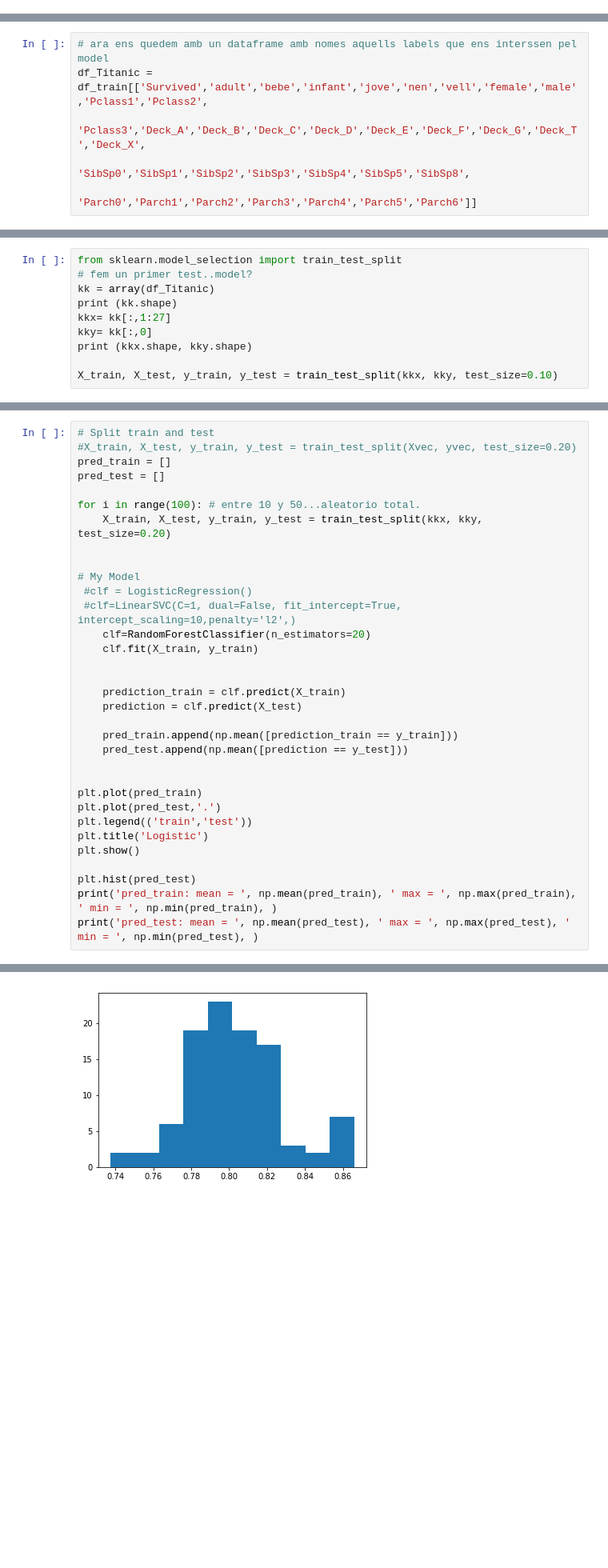
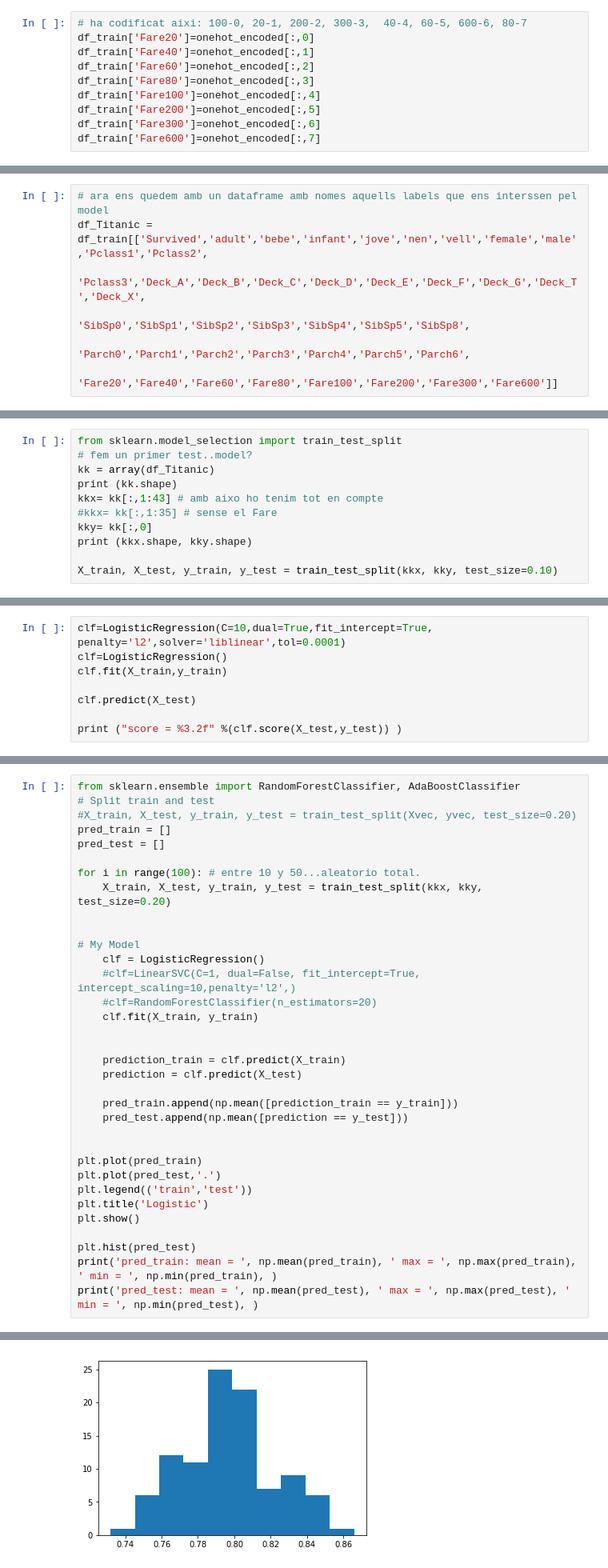
Before and after one commit to PCerralbo/Titanic_DC, a Jupyter notebook: Titanic_PC.ipynb, the cells around one changed output, grey strips where cells are left out. Shown at 80% size. Saved outputs shown, nothing was run; the diff lists cells and outputs as text; blank space fills up the shorter version.

```diff
--- a/Titanic_PC.ipynb
+++ b/Titanic_PC.ipynb
@@ -955,3 +986,13 @@ plt.show()
+# %%
+# ha codificat aixi: 100-0, 20-1, 200-2, 300-3,  40-4, 60-5, 600-6, 80-7
+df_train['Fare20']=onehot_encoded[:,0]
+df_train['Fare40']=onehot_encoded[:,1]
+df_train['Fare60']=onehot_encoded[:,2]
+df_train['Fare80']=onehot_encoded[:,3]
+df_train['Fare100']=onehot_encoded[:,4]
+df_train['Fare200']=onehot_encoded[:,5]
+df_train['Fare300']=onehot_encoded[:,6]
+df_train['Fare600']=onehot_encoded[:,7]
 # %% [markdown]
 # el dataframe amb el que aplicarem el model: df_Titanic
 # %%
@@ -959,7 +1000,8 @@ plt.show()
 df_Titanic = df_train[['Survived','adult','bebe','infant','jove','nen','vell','female','male','Pclass1','Pclass2',
                        'Pclass3','Deck_A','Deck_B','Deck_C','Deck_D','Deck_E','Deck_F','Deck_G','Deck_T','Deck_X',
                        'SibSp0','SibSp1','SibSp2','SibSp3','SibSp4','SibSp5','SibSp8',
-                       'Parch0','Parch1','Parch2','Parch3','Parch4','Parch5','Parch6']]
+                       'Parch0','Parch1','Parch2','Parch3','Parch4','Parch5','Parch6',
+                       'Fare20','Fare40','Fare60','Fare80','Fare100','Fare200','Fare300','Fare600']]
 # %%
 print (df_Titanic.head())
 print(df_Titanic.shape)
@@ -991,7 +1218,8 @@ from sklearn.model_selection import train_test_split
 # fem un primer test..model?
 kk = array(df_Titanic)
 print (kk.shape)
-kkx= kk[:,1:27]
+kkx= kk[:,1:43] # amb aixo ho tenim tot en compte
+#kkx= kk[:,1:35] # sense el Fare
 kky= kk[:,0]
 print (kkx.shape, kky.shape)
 
@@ -1023,0 +1297,8 @@ score = 0.78
+# %%
+clf=LogisticRegression(C=10,dual=True,fit_intercept=True, penalty='l2',solver='liblinear',tol=0.0001)
+clf=LogisticRegression()
+clf.fit(X_train,y_train)
+
+clf.predict(X_test)
+
+print ("score = %3.2f" %(clf.score(X_test,y_test)) )
@@ -1024,4 +1307,5 @@ score = 0.78
 # %%
+from sklearn.ensemble import RandomForestClassifier, AdaBoostClassifier
 # Split train and test
 #X_train, X_test, y_train, y_test = train_test_split(Xvec, yvec, test_size=0.20)
 pred_train = []
@@ -1032,9 +1316,9 @@ for i in range(100): # entre 10 y 50...aleatorio total.
 
 
 # My Model
- #clf = LogisticRegression()
- #clf=LinearSVC(C=1, dual=False, fit_intercept=True, intercept_scaling=10,penalty='l2',)
-    clf=RandomForestClassifier(n_estimators=20)
+    clf = LogisticRegression()
+    #clf=LinearSVC(C=1, dual=False, fit_intercept=True, intercept_scaling=10,penalty='l2',)
+    #clf=RandomForestClassifier(n_estimators=20)
     clf.fit(X_train, y_train)
 
 
@@ -1061,4 +1345,4 @@ pred_test: mean =  0.8025139664804469  max =  0.8659217877094972  min =  0.73743
-[figure, old version]
+[figure, new version]
 # %% [markdown]
 # Random Forest
 # %%
```
Also changed, not shown: parts of 26 cells of this notebook.
